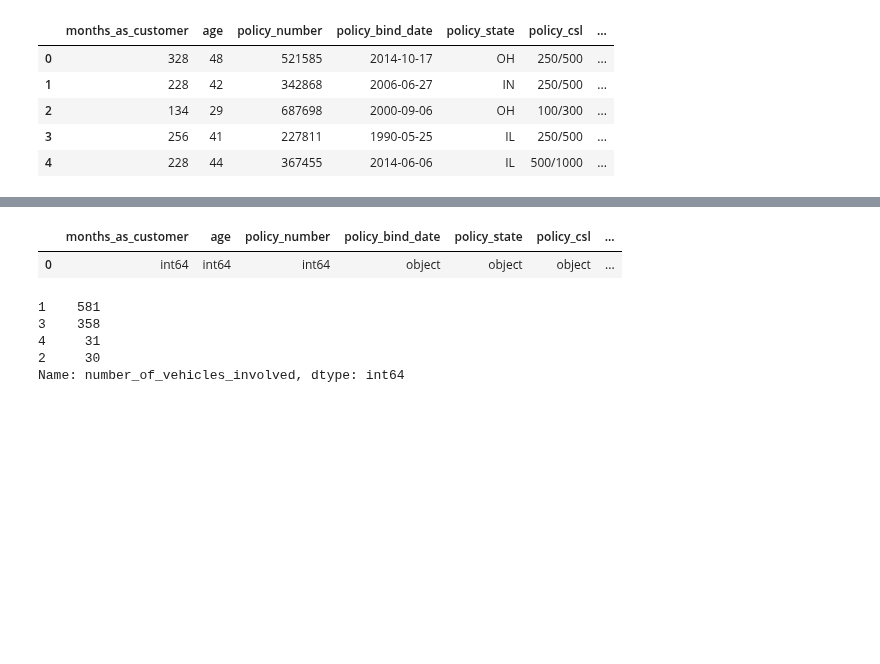
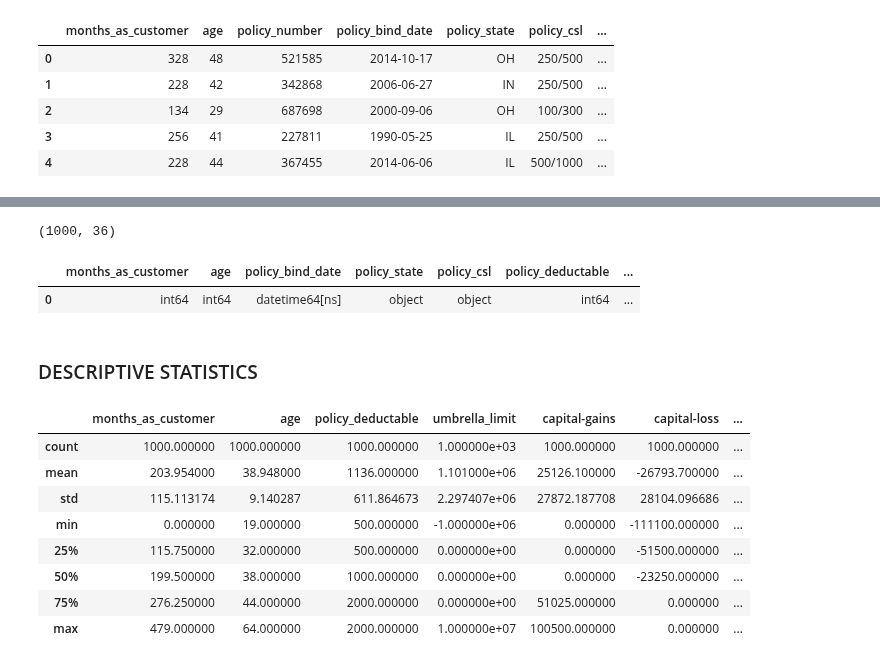
Before and after one commit to Shashank-Sundi/NOTEBOOKS, a Jupyter notebook: INSURANCE-CLAIM-FRAUD.ipynb, the cells around one changed output, grey strips where cells are left out. Saved outputs shown, nothing was run; the diff lists cells and outputs as text; code cells hidden in the pictures; blank space fills up the shorter version.

```diff
--- a/INSURANCE-CLAIM-FRAUD.ipynb
+++ b/INSURANCE-CLAIM-FRAUD.ipynb
@@ -95,26 +106,52 @@ data.head()
 # %%
-pd.DataFrame(data=data.dtypes.values,index=data.dtypes.index).T
-
 # we can observe that-
 
-# Following features should be of type datetime , but are identified as object
-# policy_bind_date , incident_date
+# Following features should be of type datetime , but are identified as object or numeric
+# policy_bind_date , incident_date , auto_year
 
-# We want to create new features
-# create a feature from policy_csl
+# We convert them to datetime cuz , We want to create new features from them , instead of dropping them off------Features will be created later on
 # claim_duration = policy_bind_date -incident_date ---- then remove the two columns from data , but keep them during html form input
+# car_duration = auto_year - incident_date  --- then remove the two columns from data , but keep them during html form input
+
+data.auto_year=pd.to_datetime(data.auto_year,format="%Y")
+data.policy_bind_date=pd.to_datetime(data.policy_bind_date)
+data.incident_date=pd.to_datetime(data.incident_date)
 
 # Remove following columns-
-# insured_zip, policy_number , incident_location ---- Since all the values are unique and can be unique for every person , they don't provide any information ; so, we'll drop these features
 # _c39 -- contains all nan values , so drop them
+# insured_zip, policy_number , incident_location ---- Since all the values are unique and can be unique for every person ,
+#                                                    they don't provide any information ; so, we'll drop these features
+
+data=data.drop(['insured_zip', 'policy_number' , 'incident_location', '_c39'],axis=1)
-# %% [output]
-|  | months_as_customer | age | policy_number | policy_bind_date | policy_state | policy_csl | ... |
-| 0 | int64 | int64 | int64 | object | object | object | ... |
-# %%
-data.number_of_vehicles_involved.value_counts()
-# %% [output]
-1    581
-3    358
-4     31
-2     30
-Name: number_of_vehicles_involved, dtype: int64
+# %%
+print(data.shape)
+pd.DataFrame(data=data.dtypes.values,index=data.dtypes.index).T
+# %% [output]
+(1000, 36)
+|  | months_as_customer | age | policy_bind_date | policy_state | policy_csl | policy_deductable | ... |
+| 0 | int64 | int64 | datetime64[ns] | object | object | int64 | ... |
+# %% [markdown]
+### DESCRIPTIVE STATISTICS
+# %%
+# collecting index of numerical columns
+Int=data.dtypes[data.dtypes=='int64'].index
+Float=data.dtypes[data.dtypes=='float64'].index
+num_index=Int.append(Float)
+
+# collecting index of categorical columns
+categ_index=data.dtypes[data.dtypes=='object'].index
+
+# collecting index of datetime columns
+date_index=data.dtypes[data.dtypes=='datetime64[ns]'].index
+# %%
+data[num_index].describe()
+# %% [output]
+|  | months_as_customer | age | policy_deductable | umbrella_limit | capital-gains | capital-loss | ... |
+| count | 1000.000000 | 1000.000000 | 1000.000000 | 1.000000e+03 | 1000.000000 | 1000.000000 | ... |
+| mean | 203.954000 | 38.948000 | 1136.000000 | 1.101000e+06 | 25126.100000 | -26793.700000 | ... |
+| std | 115.113174 | 9.140287 | 611.864673 | 2.297407e+06 | 27872.187708 | 28104.096686 | ... |
+| min | 0.000000 | 19.000000 | 500.000000 | -1.000000e+06 | 0.000000 | -111100.000000 | ... |
+| 25% | 115.750000 | 32.000000 | 500.000000 | 0.000000e+00 | 0.000000 | -51500.000000 | ... |
+| 50% | 199.500000 | 38.000000 | 1000.000000 | 0.000000e+00 | 0.000000 | -23250.000000 | ... |
+| 75% | 276.250000 | 44.000000 | 2000.000000 | 0.000000e+00 | 51025.000000 | 0.000000 | ... |
+| max | 479.000000 | 64.000000 | 2000.000000 | 1.000000e+07 | 100500.000000 | 0.000000 | ... |
```
Also changed, not shown: parts of 6 cells of this notebook.
